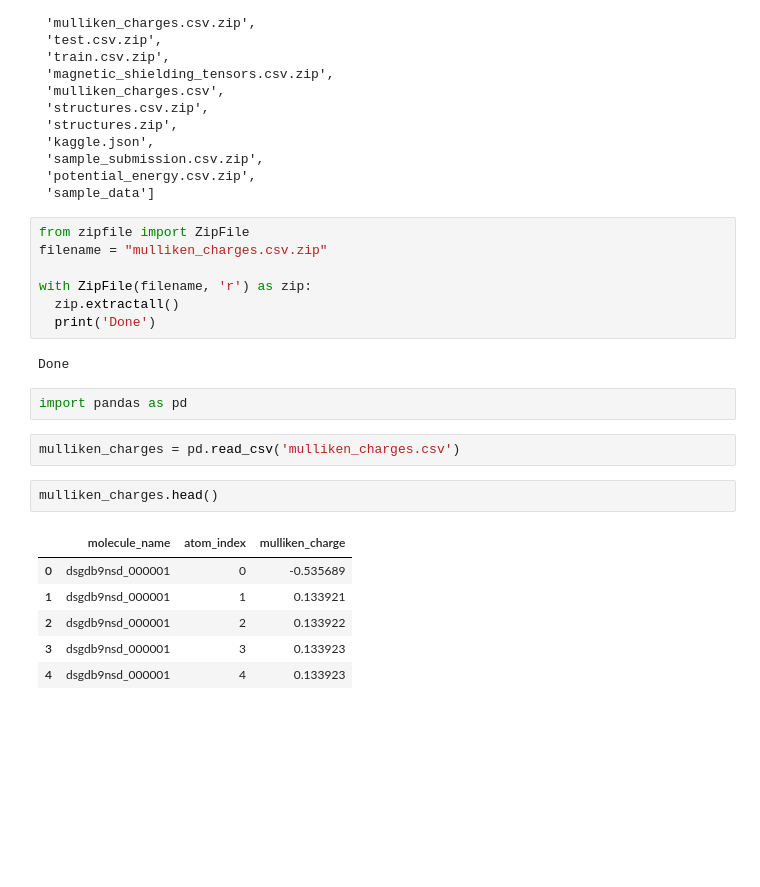
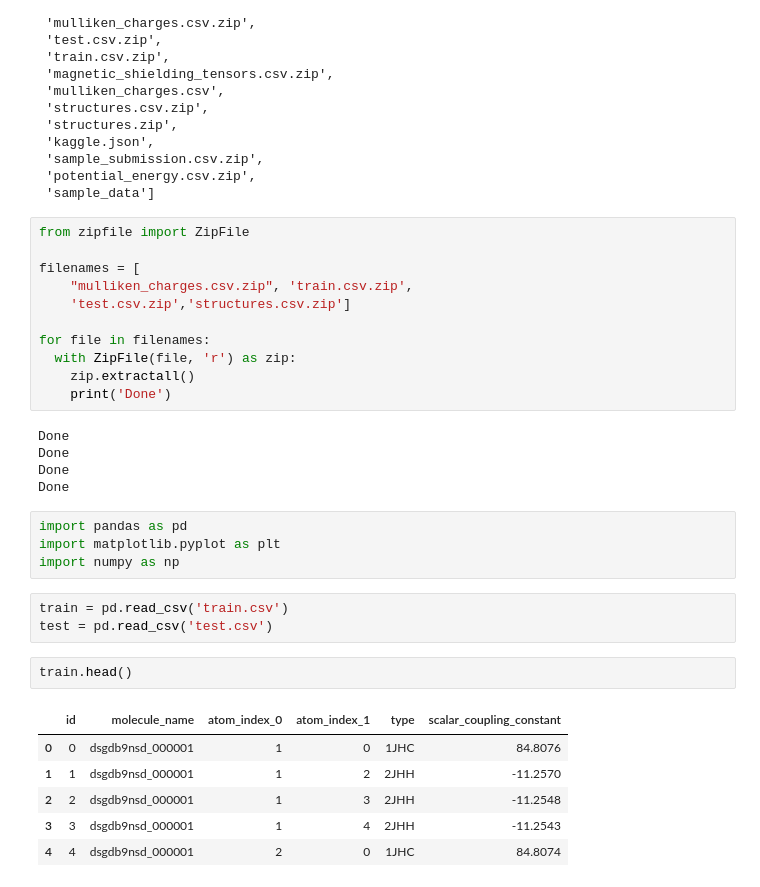
Before and after one commit to BenoCharlo/Molecular_prop, a Jupyter notebook: Molecular_properties.ipynb, the cells around one changed output. Cells and saved outputs as stored; diff of their text form; blank space fills up the shorter version.

```diff
--- a/Molecular_properties.ipynb
+++ b/Molecular_properties.ipynb
@@ -71,23 +70,33 @@ os.listdir(".")
  'sample_data']
 # %%
 from zipfile import ZipFile
-filename = "mulliken_charges.csv.zip"
 
-with ZipFile(filename, 'r') as zip:
-  zip.extractall()
-  print('Done')
+filenames = [
+    "mulliken_charges.csv.zip", 'train.csv.zip',
+    'test.csv.zip','structures.csv.zip']
+
+for file in filenames:
+  with ZipFile(file, 'r') as zip:
+    zip.extractall()
+    print('Done')
 # %% [output]
 Done
+Done
+Done
+Done
 # %%
 import pandas as pd
+import matplotlib.pyplot as plt
+import numpy as np
-# %%
-mulliken_charges = pd.read_csv('mulliken_charges.csv')
+# %%
+train = pd.read_csv('train.csv')
+test = pd.read_csv('test.csv')
 # %%
-mulliken_charges.head()
+train.head()
 # %% [output]
-|  | molecule_name | atom_index | mulliken_charge |
-| 0 | dsgdb9nsd_000001 | 0 | -0.535689 |
-| 1 | dsgdb9nsd_000001 | 1 | 0.133921 |
-| 2 | dsgdb9nsd_000001 | 2 | 0.133922 |
-| 3 | dsgdb9nsd_000001 | 3 | 0.133923 |
-| 4 | dsgdb9nsd_000001 | 4 | 0.133923 |
+|  | id | molecule_name | atom_index_0 | atom_index_1 | type | scalar_coupling_constant |
+| 0 | 0 | dsgdb9nsd_000001 | 1 | 0 | 1JHC | 84.8076 |
+| 1 | 1 | dsgdb9nsd_000001 | 1 | 2 | 2JHH | -11.2570 |
+| 2 | 2 | dsgdb9nsd_000001 | 1 | 3 | 2JHH | -11.2548 |
+| 3 | 3 | dsgdb9nsd_000001 | 1 | 4 | 2JHH | -11.2543 |
+| 4 | 4 | dsgdb9nsd_000001 | 2 | 0 | 1JHC | 84.8074 |
```
Also changed, not shown: parts of 13 cells of this notebook.
